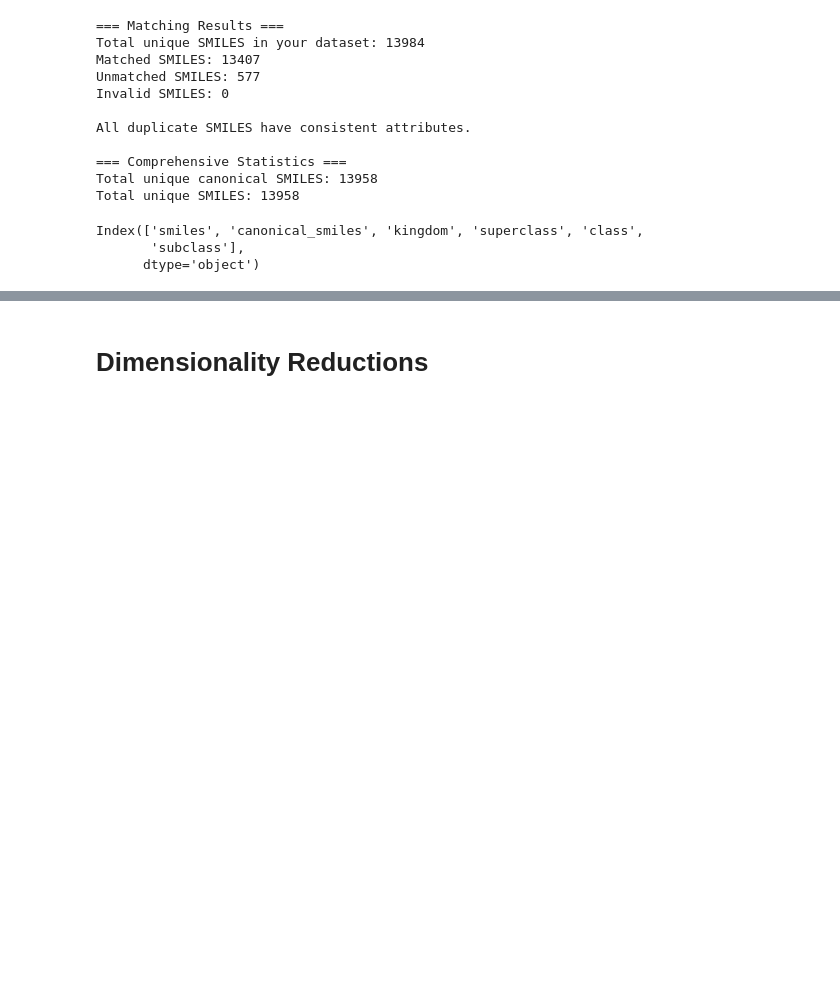
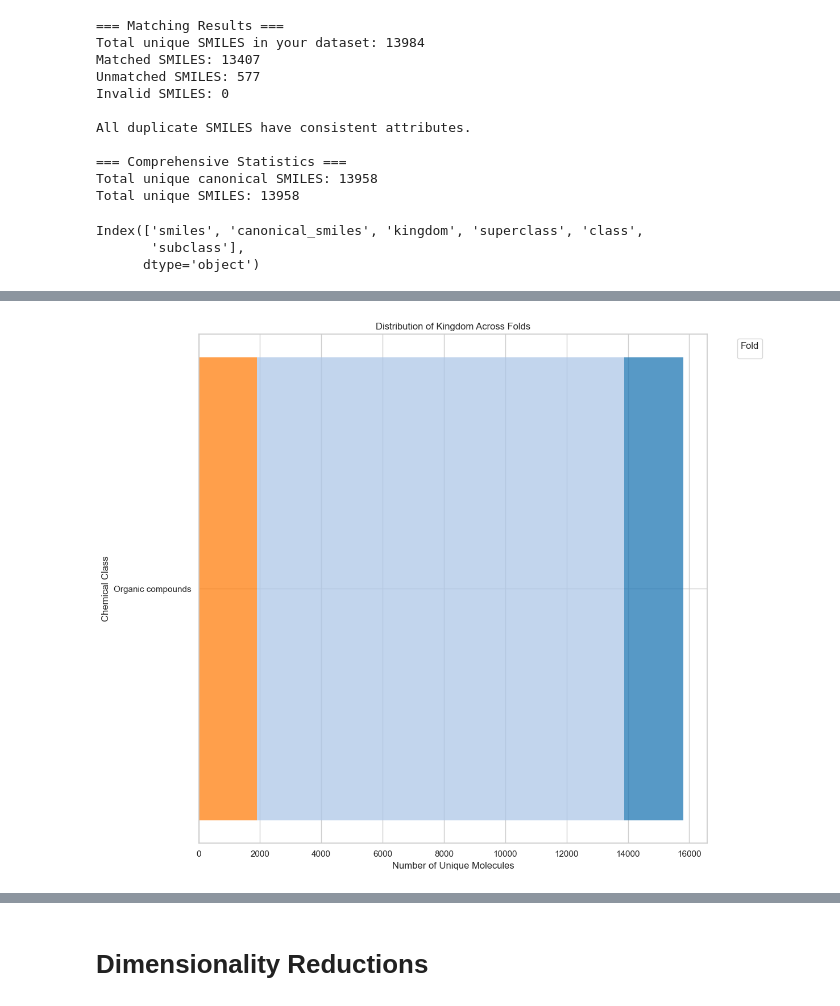
Before and after one commit to Jozefov/MassSpecGymMSn, a Jupyter notebook: notebooks/MSn/dataset_analysis/analysis_2.ipynb, the cells around one changed output, grey strips where cells are left out. Cells and saved outputs as stored; diff of their text form; code cells hidden in the pictures; blank space fills up the shorter version.

```diff
--- a/notebooks/MSn/dataset_analysis/analysis_2.ipynb
+++ b/notebooks/MSn/dataset_analysis/analysis_2.ipynb
@@ -507,5 +533,0 @@ KeyError: Index(['canonical_smiles'], dtype='object')
-# %%
-# Assuming 'msn_dataset.metadata' is your main DataFrame
-root_nodes = msn_dataset.metadata[msn_dataset.metadata["ms_level"] == "2"].copy()
-
-print(f"Total root nodes: {len(root_nodes)}")
@@ -782,0 +547,2 @@ Invalid SMILES DataFrame: (0, 44)
+# %%
+merged_df = pd.merge(root_nodes, unique_classyfire_df, on='canonical_smiles', how='inner')
@@ -782,0 +572,4 @@ Invalid SMILES DataFrame: (0, 44)
+# %%
+plot_class_distribution(merged_df, 'kingdom', top_n=50, output_svg=False)
+# %% [output]
+[figure, added]
```
Also changed, not shown: parts of 51 cells of this notebook, 1 other file.
